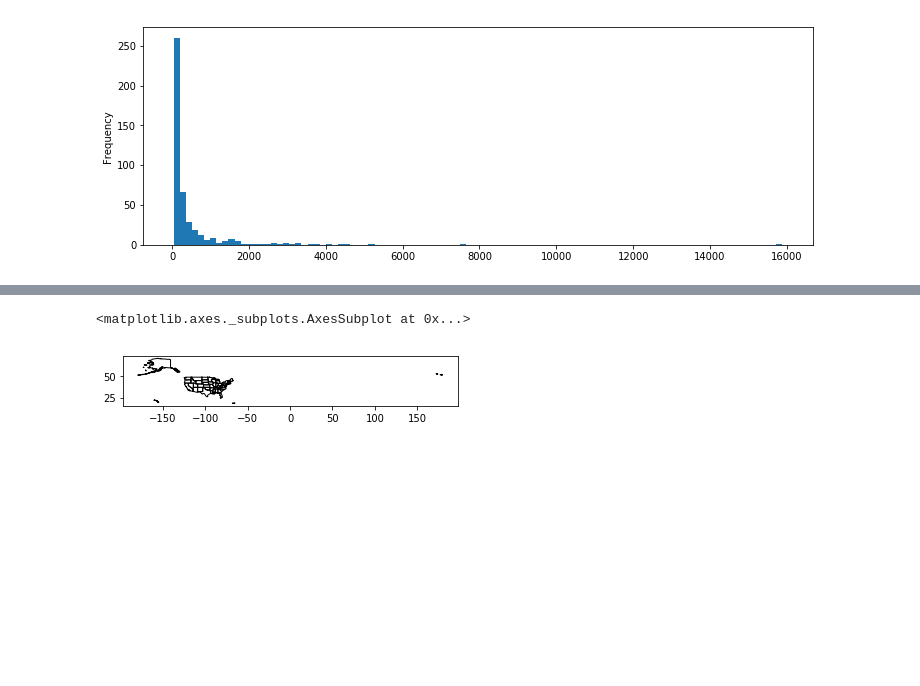
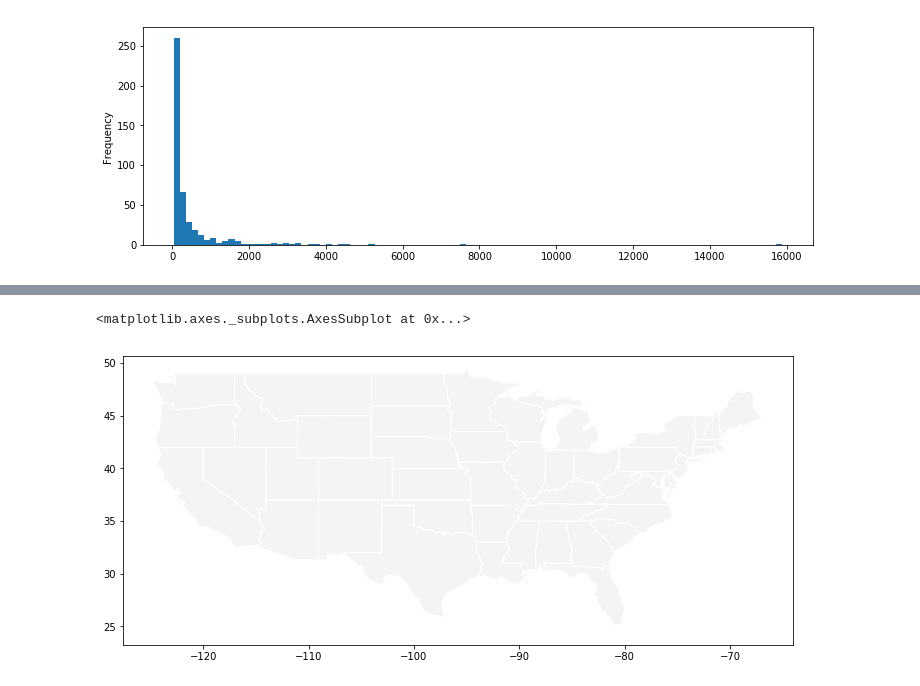
Before and after one commit to stoneyv/cbsa_plot, a Jupyter notebook: python/notebooks/cbsa_cbp_ecommerce_2015.ipynb, the cells around one changed output, grey strips where cells are left out. Drawn from its saved outputs; the diff is of its cells as text; code cells hidden in the pictures; blank space fills up the shorter version.

```diff
--- a/python/notebooks/cbsa_cbp_ecommerce_2015.ipynb
+++ b/python/notebooks/cbsa_cbp_ecommerce_2015.ipynb
@@ -100,15 +145,19 @@ us_state_df.plot(linewidth=0.06,
 # %%
-fips_states_outside = ('02','15','72','66',
+fips_states_outside = set(['02','15','72','66',
                        '78','60','69','64',
                        '68','70','74',
                        '81', '84', '86', '87',
                        '89', '71', '76', '95',
-                       '79')
-#us_cstate_df = us_state_df[us_state_df['GEOID'] in fips_states_outside]
+                       '79'])
+# %%
+us_cstate_df = us_state_df[np.logical_not(us_state_df['GEOID'].isin(fips_states_outside))]
 # %%
-fig, ax = plt.subplots()
+fig, ax = plt.subplots(1, 1, figsize = (12,10))
 ax.set_aspect('equal')
-us_state_df.plot(ax=ax, color="#EBEBEB", facecolor="white")
+us_cstate_df.plot(ax=ax,
+                  linewidth = 1,
+                  facecolor="#EBEBEB",
+                  edgecolor="white")
 # %% [output]
 <matplotlib.axes._subplots.AxesSubplot at 0x...>
-[figure, old version]
+[figure, new version]
```
Also changed, not shown: parts of 13 cells of this notebook.
